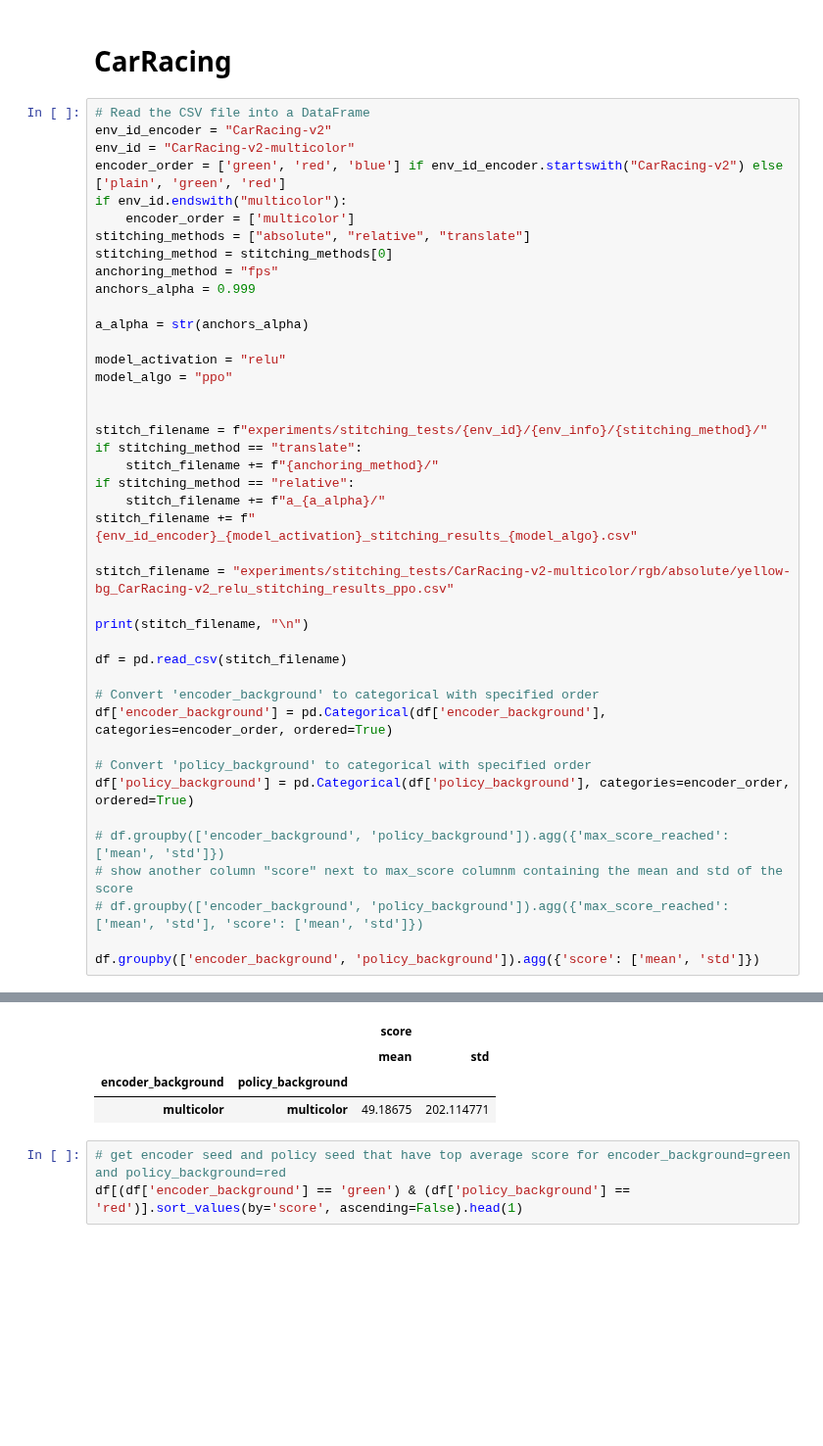
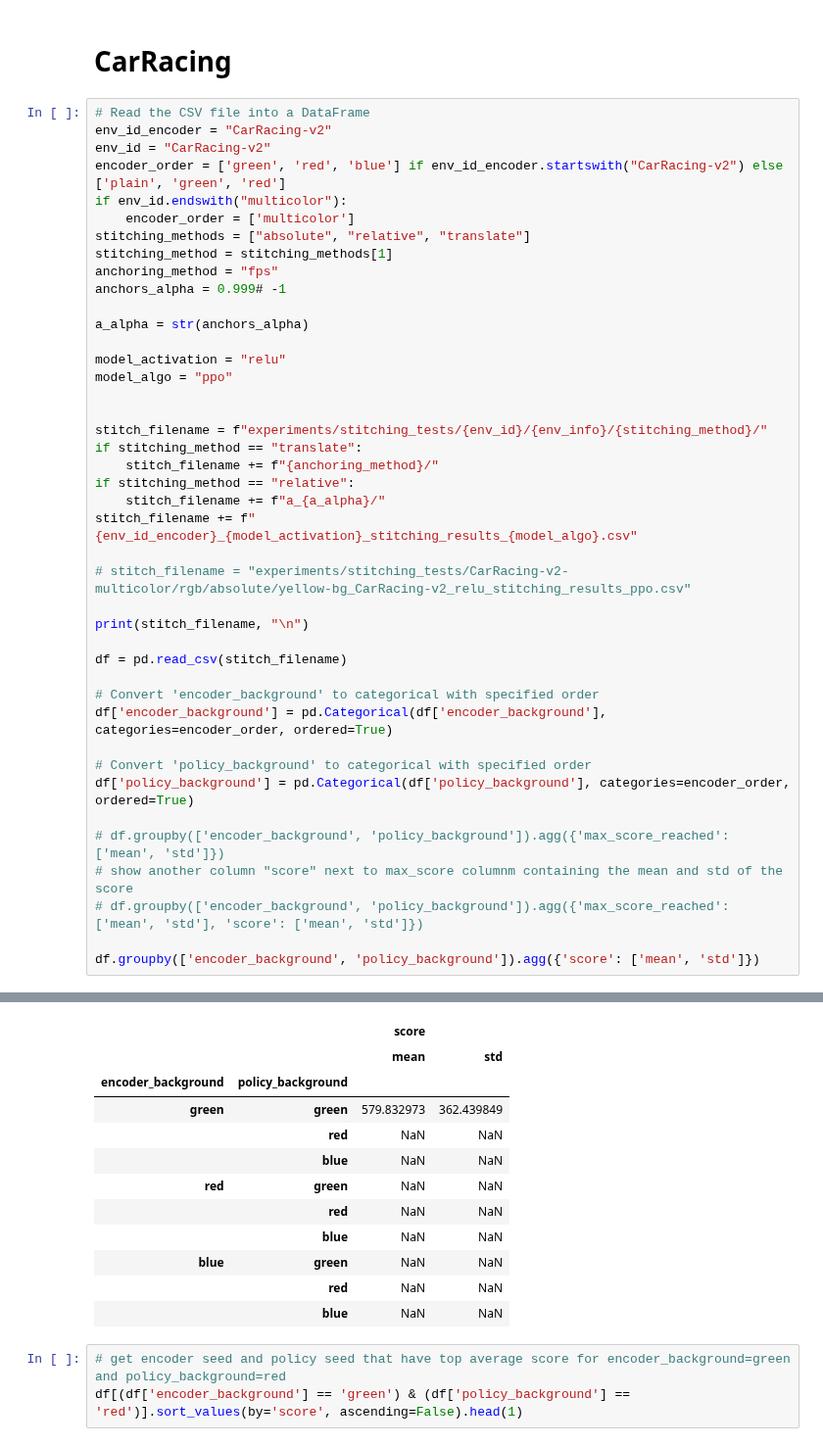
Before and after one commit to antoniopioricciardi/rl_relrepr_gymnasium, a Jupyter notebook: notebooks/stitching_results.ipynb, the cells around one changed output, grey strips where cells are left out. Shown at 98% size. Saved outputs shown, nothing was run; the diff lists cells and outputs as text; blank space fills up the shorter version.

```diff
--- a/notebooks/stitching_results.ipynb
+++ b/notebooks/stitching_results.ipynb
@@ -44,14 +49,14 @@ track_seed,encoder_background,policy_background,score,max_score_reached,episode_
 # %%
 # Read the CSV file into a DataFrame
 env_id_encoder = "CarRacing-v2"
-env_id = "CarRacing-v2-multicolor"
+env_id = "CarRacing-v2"
 encoder_order = ['green', 'red', 'blue'] if env_id_encoder.startswith("CarRacing-v2") else ['plain', 'green', 'red']
 if env_id.endswith("multicolor"):
     encoder_order = ['multicolor']
 stitching_methods = ["absolute", "relative", "translate"]
-stitching_method = stitching_methods[0]
+stitching_method = stitching_methods[1]
 anchoring_method = "fps"
-anchors_alpha = 0.999
+anchors_alpha = 0.999# -1
 
 a_alpha = str(anchors_alpha)
 
@@ -66,7 +71,7 @@ if stitching_method == "relative":
     stitch_filename += f"a_{a_alpha}/"
 stitch_filename += f"{env_id_encoder}_{model_activation}_stitching_results_{model_algo}.csv"
 
-stitch_filename = "experiments/stitching_tests/CarRacing-v2-multicolor/rgb/absolute/yellow-bg_CarRacing-v2_relu_stitching_results_ppo.csv"
+# stitch_filename = "experiments/stitching_tests/CarRacing-v2-multicolor/rgb/absolute/yellow-bg_CarRacing-v2_relu_stitching_results_ppo.csv"
 
 print(stitch_filename, "\n")
 
@@ -88,7 +93,15 @@ experiments/stitching_tests/CarRacing-v2-multicolor/rgb/absolute/yellow-bg_CarRa
 |  |  | score |  |
 |  |  | mean | std |
 | encoder_background | policy_background |  |  |
-| multicolor | multicolor | 49.18675 | 202.114771 |
+| green | green | 579.832973 | 362.439849 |
+|  | red | NaN | NaN |
+|  | blue | NaN | NaN |
+| red | green | NaN | NaN |
+|  | red | NaN | NaN |
+|  | blue | NaN | NaN |
+| blue | green | NaN | NaN |
+|  | red | NaN | NaN |
+|  | blue | NaN | NaN |
 # %%
 # get encoder seed and policy seed that have top average score for encoder_background=green and policy_background=red
 df[(df['encoder_background'] == 'green') & (df['policy_background'] == 'red')].sort_values(by='score', ascending=False).head(1)
```
Also changed, not shown: parts of 10 cells of this notebook, 1 other file.
